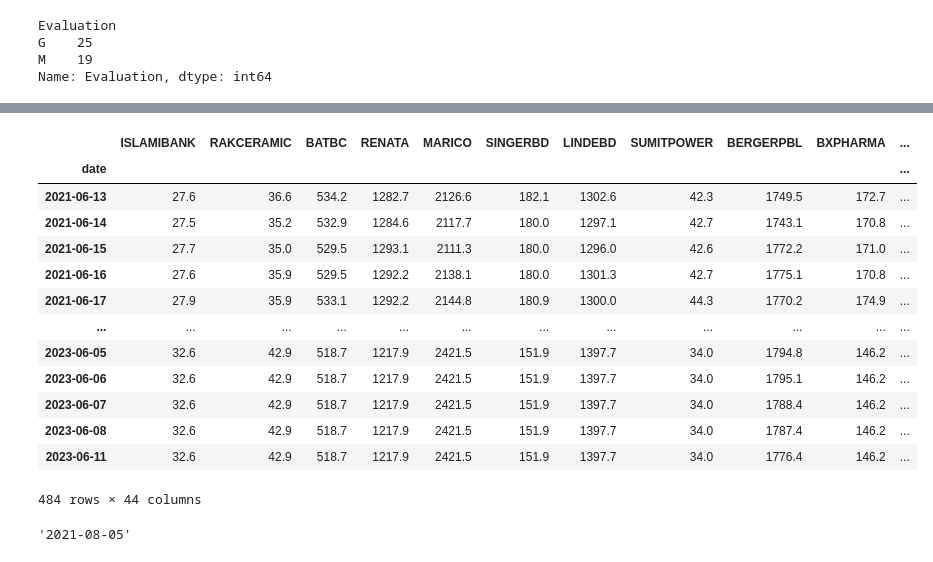
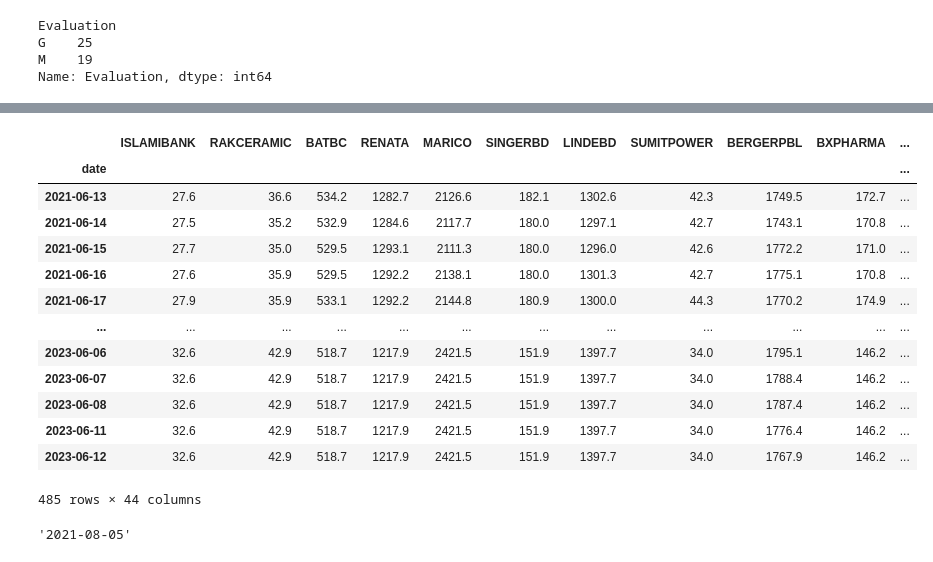
Before and after one commit to nafissaad/Tutorial1, a Jupyter notebook: Tutorial/My projects/My Portfolio/Risk and Return management .ipynb, the cells around one changed output, grey strips where cells are left out. Cells and saved outputs as stored; diff of their text form; code cells hidden in the pictures.

```diff
--- a/Tutorial/My projects/My Portfolio/Risk and Return management .ipynb
+++ b/Tutorial/My projects/My Portfolio/Risk and Return management .ipynb
@@ -181,20 +206,21 @@ Working on : JMISMDL
 # %%
+sets=pd.read_excel("C:\\Users\\nafissaad\\Tutorial\\Fundamental analysis\\My Portfolio\\data_set.xlsx",index_col='date')
 sets
 # %% [output]
 |  | ISLAMIBANK | RAKCERAMIC | BATBC | RENATA | MARICO | SINGERBD | LINDEBD | SUMITPOWER | BERGERPBL | BXPHARMA | ... |
 | date |  |  |  |  |  |  |  |  |  |  | ... |
 | 2021-06-13 | 27.6 | 36.6 | 534.2 | 1282.7 | 2126.6 | 182.1 | 1302.6 | 42.3 | 1749.5 | 172.7 | ... |
 | 2021-06-14 | 27.5 | 35.2 | 532.9 | 1284.6 | 2117.7 | 180.0 | 1297.1 | 42.7 | 1743.1 | 170.8 | ... |
 | 2021-06-15 | 27.7 | 35.0 | 529.5 | 1293.1 | 2111.3 | 180.0 | 1296.0 | 42.6 | 1772.2 | 171.0 | ... |
 | 2021-06-16 | 27.6 | 35.9 | 529.5 | 1292.2 | 2138.1 | 180.0 | 1301.3 | 42.7 | 1775.1 | 170.8 | ... |
 | 2021-06-17 | 27.9 | 35.9 | 533.1 | 1292.2 | 2144.8 | 180.9 | 1300.0 | 44.3 | 1770.2 | 174.9 | ... |
 | ... | ... | ... | ... | ... | ... | ... | ... | ... | ... | ... | ... |
-| 2023-06-05 | 32.6 | 42.9 | 518.7 | 1217.9 | 2421.5 | 151.9 | 1397.7 | 34.0 | 1794.8 | 146.2 | ... |
 | 2023-06-06 | 32.6 | 42.9 | 518.7 | 1217.9 | 2421.5 | 151.9 | 1397.7 | 34.0 | 1795.1 | 146.2 | ... |
 | 2023-06-07 | 32.6 | 42.9 | 518.7 | 1217.9 | 2421.5 | 151.9 | 1397.7 | 34.0 | 1788.4 | 146.2 | ... |
 | 2023-06-08 | 32.6 | 42.9 | 518.7 | 1217.9 | 2421.5 | 151.9 | 1397.7 | 34.0 | 1787.4 | 146.2 | ... |
 | 2023-06-11 | 32.6 | 42.9 | 518.7 | 1217.9 | 2421.5 | 151.9 | 1397.7 | 34.0 | 1776.4 | 146.2 | ... |
+| 2023-06-12 | 32.6 | 42.9 | 518.7 | 1217.9 | 2421.5 | 151.9 | 1397.7 | 34.0 | 1767.9 | 146.2 | ... |
-484 rows × 44 columns
+485 rows × 44 columns
 # %%
 sets.index[31]
 # %% [output]
```
Also changed, not shown: parts of 65 cells of this notebook.
